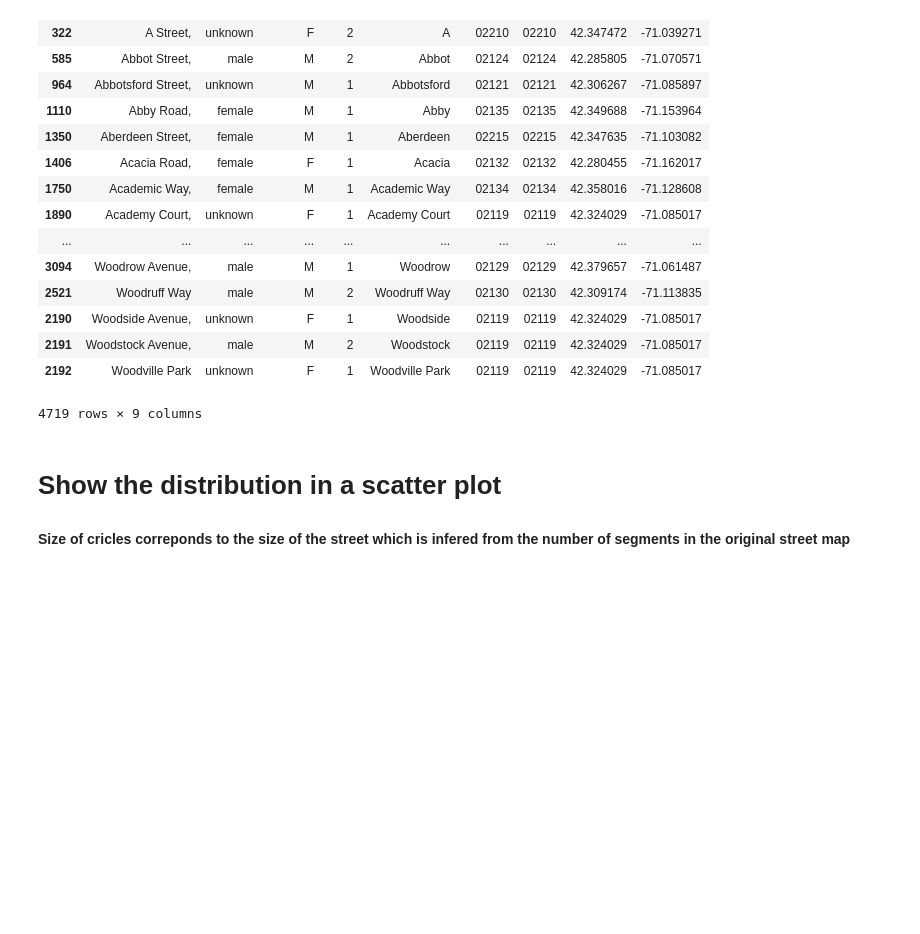
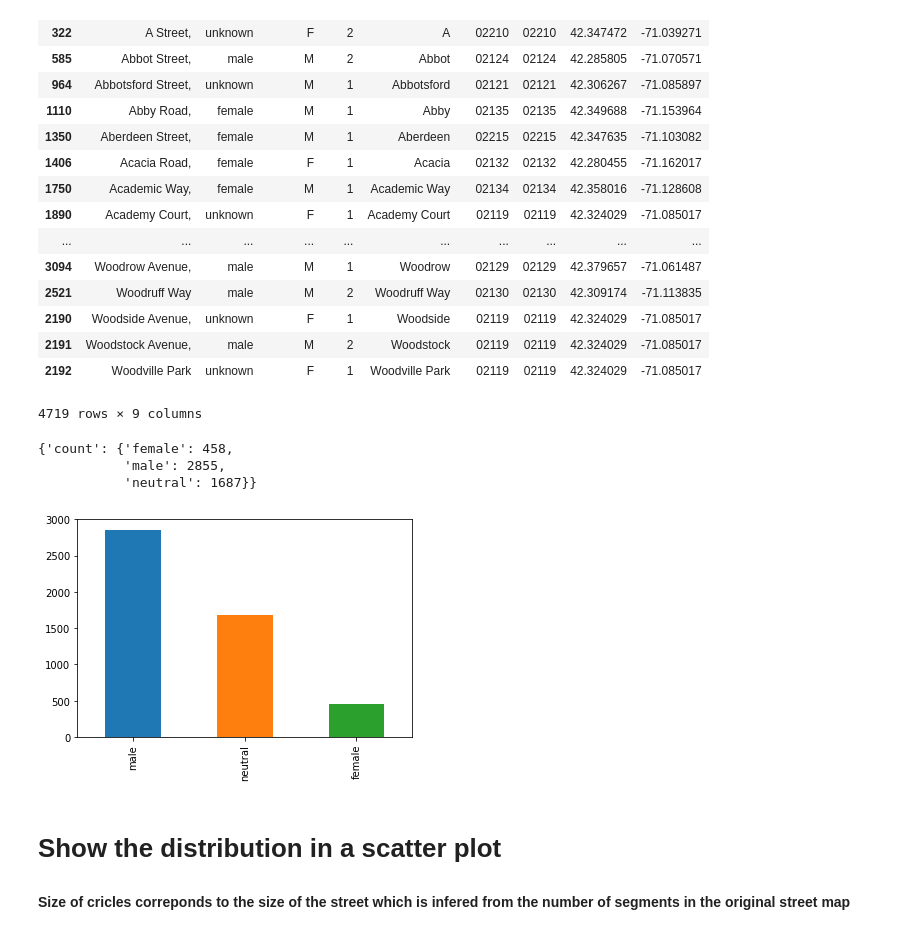
Before and after one commit to asadeg02/506-project, a Jupyter notebook: Untitled.ipynb, the cells around one changed output. Saved outputs shown, nothing was run; the diff lists cells and outputs as text; code cells hidden in the pictures; blank space fills up the shorter version.

```diff
--- a/Untitled.ipynb
+++ b/Untitled.ipynb
@@ -198,6 +198,50 @@ main_df_merged_with_geo
 | 2191 | Woodstock Avenue, | male | M | 2 | Woodstock | 02119 | 02119 | 42.324029 | -71.085017 |
 | 2192 | Woodville Park | unknown | F | 1 | Woodville Park | 02119 | 02119 | 42.324029 | -71.085017 |
 4719 rows × 9 columns
+# %%
+file_name = 'Streetbook_2018-08-15.docx'
+words_to_be_removed = ['Street',',', 'Road','Place','Square',';',
+                          'Boulevard','Highway','Avenue','Alley']
+
+def get_datadframe_from_file(fileName, limit, words_to_be_removed):
+    doc = docx.Document(fileName)
+    dataDict = {}
+    rowIndex = 1
+    for p in doc.paragraphs:
+    #validating paragraphs
+        if p.text != '' and len(p.text) > 5:
+            for run in p.runs:
+                run.text = run.text.strip()
+                # I have set the limit to 100 since it is kind of slow right now making api calls
+                if run.bold and run.text != "" and run.text != "*" and run.text != "Note;" and rowIndex <= limit:
+                    street_name = clean_street_names(run.text, words_to_be_removed)
+                    gender = get_gender(street_name)
+                    gender2 = getGender(street_name)
+                    gender3 = 'neutral'
+                    if (gender == 'male' and gender2 == 'M') or (gender == 'female' and gender2 == 'F'):
+                        dataDict[rowIndex] = [run.text,street_name, gender]
+                        rowIndex += 1
+                    else:
+                        dataDict[rowIndex] = [run.text,street_name, gender3]
+                        rowIndex += 1
+    return pd.DataFrame.from_dict(dataDict, orient='index', columns=['full_name','street-name','gender'])
+
+combined = get_datadframe_from_file(file_name, 5000, words_to_be_removed)
+combined
+# %%
+combined['gender'].value_counts().plot(kind='bar')
+
+def get_counts_for_gender(df):
+    groupedByGender = df.groupby(['gender'], sort=False)['count'].sum().to_frame()
+    return groupedByGender.to_dict()
+
+combined['count'] = 1
+pprint.pprint(get_counts_for_gender(combined), width=1)
+# %% [output]
+{'count': {'female': 458,
+           'male': 2855,
+           'neutral': 1687}}
+[figure, added]
 # %% [markdown]
 # Show the distribution in a scatter plot
 #### Size of cricles correponds to the size of the street which is infered from the number of segments in the original street map
```
Also changed, not shown: parts of 3 cells of this notebook, 1 other file.
